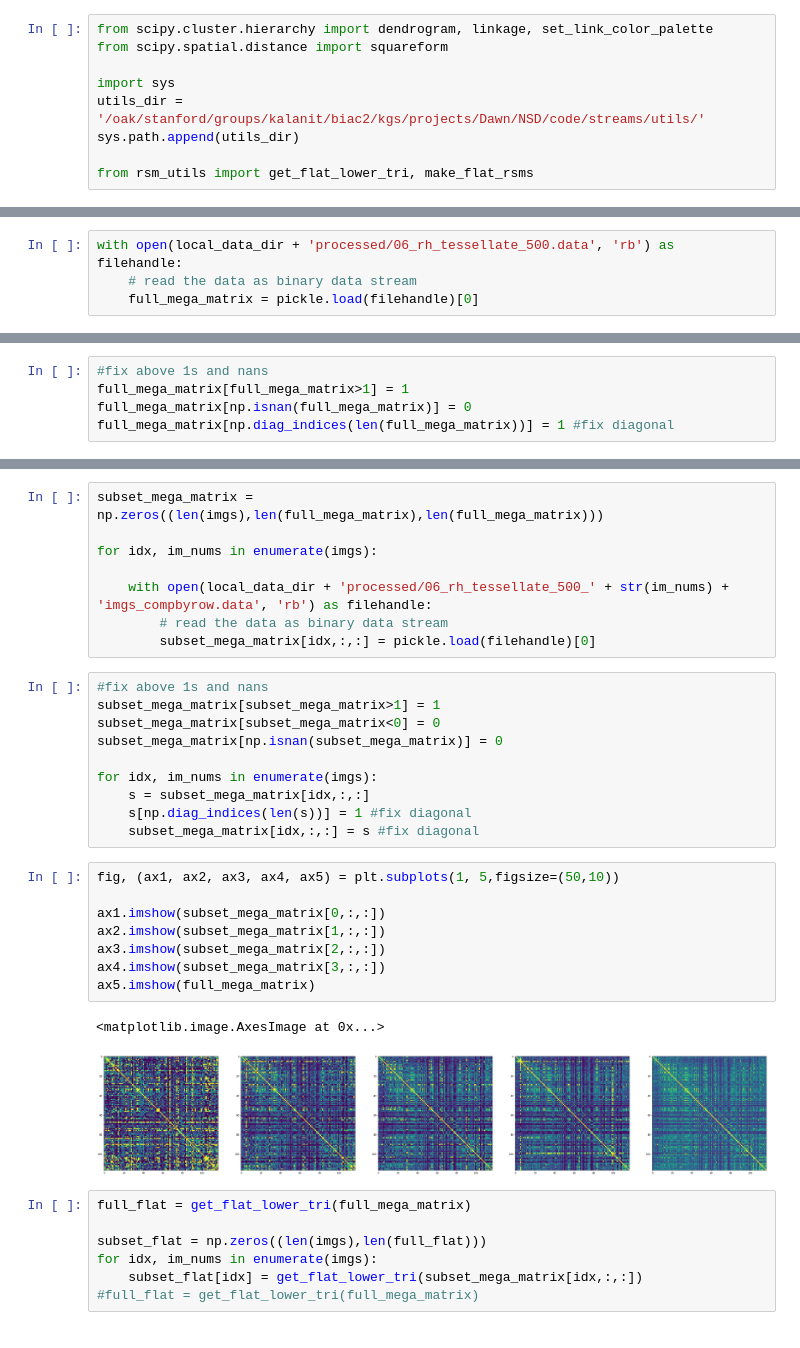
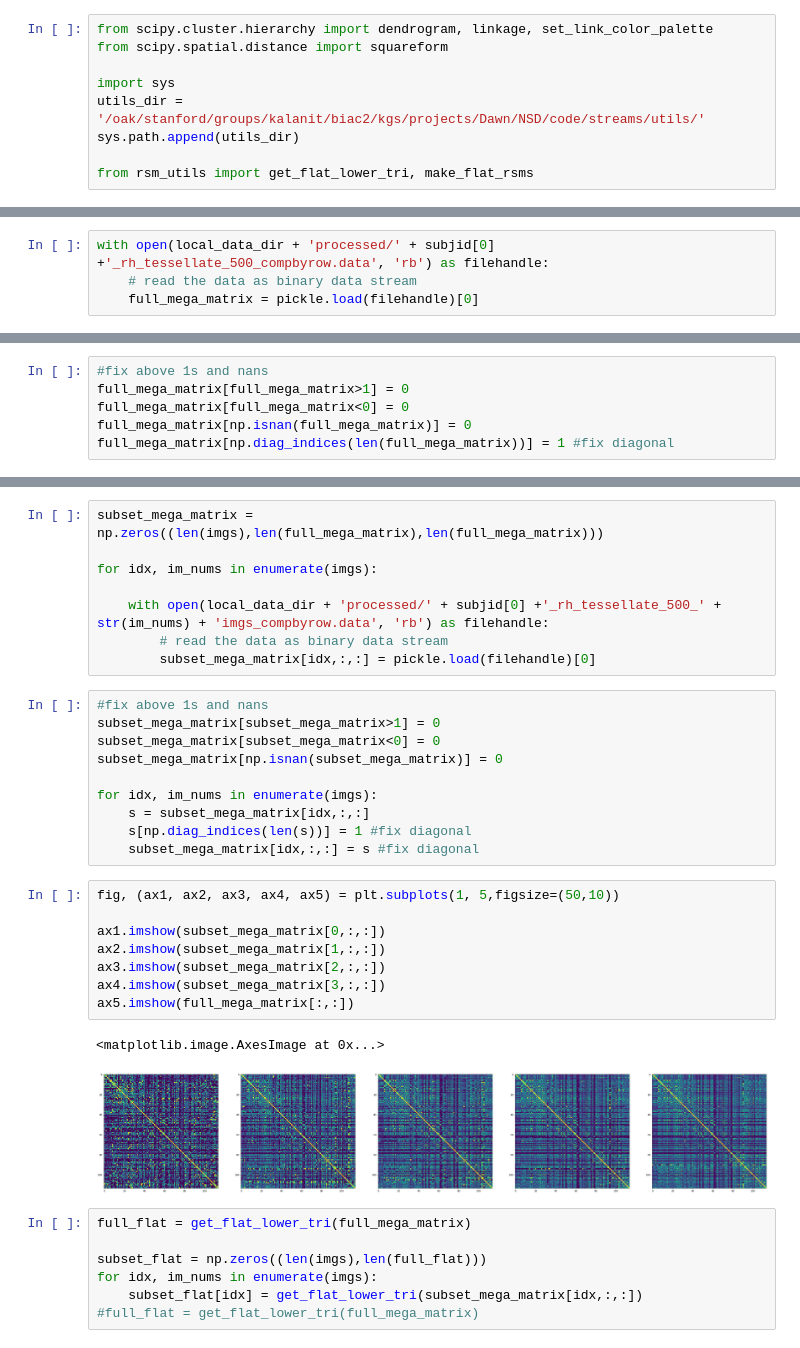
Before and after one commit to dawnfinzi/streams, a Jupyter notebook: notebooks/Mega_matrix_stability.ipynb, the cells around one changed output, grey strips where cells are left out. Drawn from its saved outputs; the diff is of its cells as text.

```diff
--- a/notebooks/Mega_matrix_stability.ipynb
+++ b/notebooks/Mega_matrix_stability.ipynb
@@ -34,7 +34,7 @@ thresh = 0.0 #0.1 #0.2
 
 imgs = [100, 500, 1000, 2000]
 # %%
-with open(local_data_dir + 'processed/06_rh_tessellate_500.data', 'rb') as filehandle:
+with open(local_data_dir + 'processed/' + subjid[0] +'_rh_tessellate_500_compbyrow.data', 'rb') as filehandle:
     # read the data as binary data stream
     full_mega_matrix = pickle.load(filehandle)[0]
 # %%
@@ -47,6 +47,7 @@ plt.colorbar(fraction=0.046, pad=0.04)
 # %%
 #fix above 1s and nans
-full_mega_matrix[full_mega_matrix>1] = 1
+full_mega_matrix[full_mega_matrix>1] = 0
+full_mega_matrix[full_mega_matrix<0] = 0
 full_mega_matrix[np.isnan(full_mega_matrix)] = 0
 full_mega_matrix[np.diag_indices(len(full_mega_matrix))] = 1 #fix diagonal
 # %%
@@ -58,12 +59,12 @@ subset_mega_matrix = np.zeros((len(imgs),len(full_mega_matrix),len(full_mega_mat
 
 for idx, im_nums in enumerate(imgs):
 
-    with open(local_data_dir + 'processed/06_rh_tessellate_500_' + str(im_nums) + 'imgs_compbyrow.data', 'rb') as filehandle:
+    with open(local_data_dir + 'processed/' + subjid[0] +'_rh_tessellate_500_' + str(im_nums) + 'imgs_compbyrow.data', 'rb') as filehandle:
         # read the data as binary data stream
         subset_mega_matrix[idx,:,:] = pickle.load(filehandle)[0]
 # %%
 #fix above 1s and nans
-subset_mega_matrix[subset_mega_matrix>1] = 1
+subset_mega_matrix[subset_mega_matrix>1] = 0
 subset_mega_matrix[subset_mega_matrix<0] = 0
 subset_mega_matrix[np.isnan(subset_mega_matrix)] = 0
 
@@ -74,14 +75,14 @@ for idx, im_nums in enumerate(imgs):
 # %%
 fig, (ax1, ax2, ax3, ax4, ax5) = plt.subplots(1, 5,figsize=(50,10))
 
 ax1.imshow(subset_mega_matrix[0,:,:])
 ax2.imshow(subset_mega_matrix[1,:,:])
 ax3.imshow(subset_mega_matrix[2,:,:])
 ax4.imshow(subset_mega_matrix[3,:,:])
-ax5.imshow(full_mega_matrix)
+ax5.imshow(full_mega_matrix[:,:])
 # %% [output]
 <matplotlib.image.AxesImage at 0x...>
-[figure, old version]
+[figure, new version]
 # %%
 full_flat = get_flat_lower_tri(full_mega_matrix)
 
```
Also changed, not shown: parts of 4 cells of this notebook, 3 other files.
